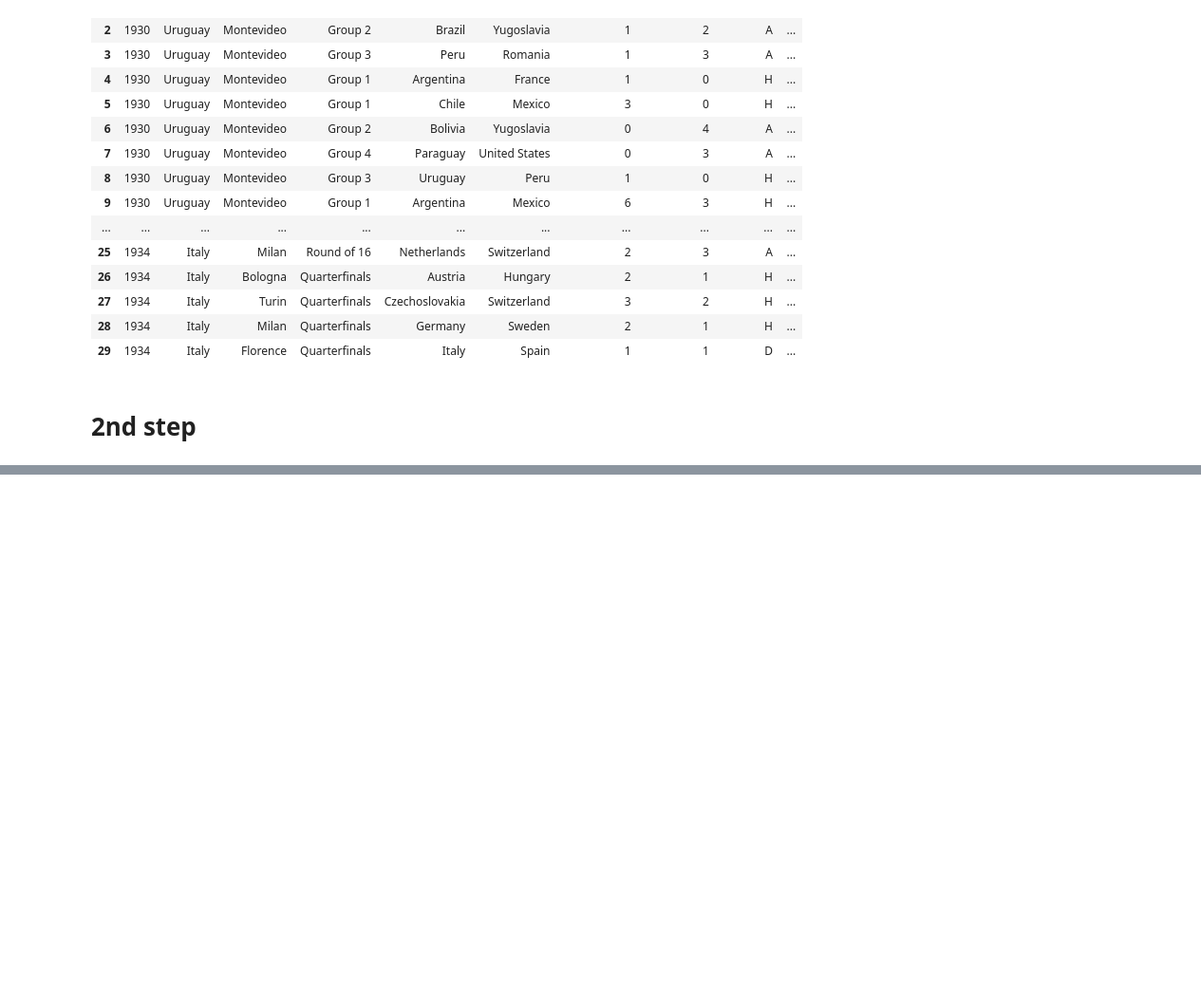
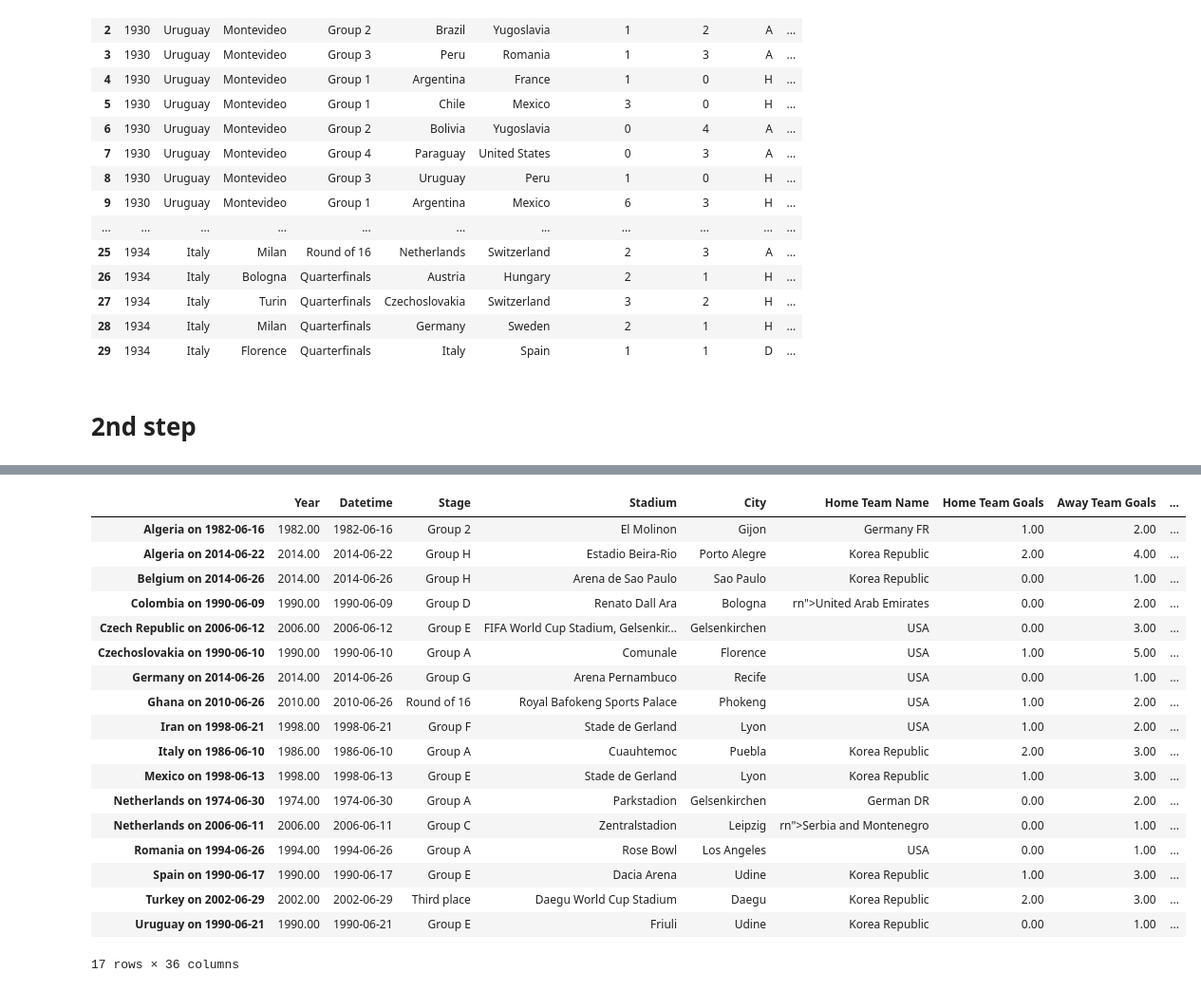
Before and after one commit to ian-zukowski/World_Cup_Analysis, a Jupyter notebook: World Cup Analysis.ipynb, the cells around one changed output, grey strips where cells are left out. Shown at 95% size. Drawn from its saved outputs; the diff is of its cells as text; code cells hidden in the pictures; blank space fills up the shorter version.

Commit message:
Joined dataframes on winner+date. Transformed rows where home/away teams were swapped.

```diff
--- a/World Cup Analysis.ipynb
+++ b/World Cup Analysis.ipynb
@@ -272,0 +447,10 @@ import_matches4.head(30)
+# %%
+def swap_away_score(row):
+    away_score = row['Away Team Goals']
+    return away_score
+# %%
+# Apply those 4 functions on the columns from import_matches7
+swapped_home_away_df['home_team'] = swapped_home_away_df.apply(lambda row: swap_home_name(row), axis=1)
+swapped_home_away_df['away_team'] = swapped_home_away_df.apply(lambda row: swap_away_name(row), axis=1)
+swapped_home_away_df['home_score'] = swapped_home_away_df.apply(lambda row: swap_home_score(row), axis=1)
+swapped_home_away_df['away_score'] = swapped_home_away_df.apply(lambda row: swap_away_score(row), axis=1)
@@ -272,0 +488,3 @@ import_matches4.head(30)
+# %%
+# Go back to the joined_df2 and actually swap those columns
+joined_df2.loc[joined_df2['Home Team Name']==joined_df2['away_team']] = swapped_home_away_df
@@ -272,0 +503,2 @@ import_matches4.head(30)
+# %%
+joined_df3 = joined_df2.loc[joined_df2['Home Team Name']!=joined_df2['home_team']]
@@ -272,0 +541,24 @@ import_matches4.head(30)
+# %%
+not_null_df = joined_df3.loc[joined_df3['away_score'].notnull()]
+
+not_null_df
+# %% [output]
+|  | Year | Datetime | Stage | Stadium | City | Home Team Name | Home Team Goals | Away Team Goals | ... |
+| Algeria on 1982-06-16 | 1982.00 | 1982-06-16 | Group 2 | El Molinon | Gijon | Germany FR | 1.00 | 2.00 | ... |
+| Algeria on 2014-06-22 | 2014.00 | 2014-06-22 | Group H | Estadio Beira-Rio | Porto Alegre | Korea Republic | 2.00 | 4.00 | ... |
+| Belgium on 2014-06-26 | 2014.00 | 2014-06-26 | Group H | Arena de Sao Paulo | Sao Paulo | Korea Republic | 0.00 | 1.00 | ... |
+| Colombia on 1990-06-09 | 1990.00 | 1990-06-09 | Group D | Renato Dall Ara | Bologna | rn">United Arab Emirates | 0.00 | 2.00 | ... |
+| Czech Republic on 2006-06-12 | 2006.00 | 2006-06-12 | Group E | FIFA World Cup Stadium, Gelsenkir... | Gelsenkirchen | USA | 0.00 | 3.00 | ... |
+| Czechoslovakia on 1990-06-10 | 1990.00 | 1990-06-10 | Group A | Comunale | Florence | USA | 1.00 | 5.00 | ... |
+| Germany on 2014-06-26 | 2014.00 | 2014-06-26 | Group G | Arena Pernambuco | Recife | USA | 0.00 | 1.00 | ... |
+| Ghana on 2010-06-26 | 2010.00 | 2010-06-26 | Round of 16 | Royal Bafokeng Sports Palace | Phokeng | USA | 1.00 | 2.00 | ... |
+| Iran on 1998-06-21 | 1998.00 | 1998-06-21 | Group F | Stade de Gerland | Lyon | USA | 1.00 | 2.00 | ... |
+| Italy on 1986-06-10 | 1986.00 | 1986-06-10 | Group A | Cuauhtemoc | Puebla | Korea Republic | 2.00 | 3.00 | ... |
+| Mexico on 1998-06-13 | 1998.00 | 1998-06-13 | Group E | Stade de Gerland | Lyon | Korea Republic | 1.00 | 3.00 | ... |
+| Netherlands on 1974-06-30 | 1974.00 | 1974-06-30 | Group A | Parkstadion | Gelsenkirchen | German DR | 0.00 | 2.00 | ... |
+| Netherlands on 2006-06-11 | 2006.00 | 2006-06-11 | Group C | Zentralstadion | Leipzig | rn">Serbia and Montenegro | 0.00 | 1.00 | ... |
+| Romania on 1994-06-26 | 1994.00 | 1994-06-26 | Group A | Rose Bowl | Los Angeles | USA | 0.00 | 1.00 | ... |
+| Spain on 1990-06-17 | 1990.00 | 1990-06-17 | Group E | Dacia Arena | Udine | Korea Republic | 1.00 | 3.00 | ... |
+| Turkey on 2002-06-29 | 2002.00 | 2002-06-29 | Third place | Daegu World Cup Stadium | Daegu | Korea Republic | 2.00 | 3.00 | ... |
+| Uruguay on 1990-06-21 | 1990.00 | 1990-06-21 | Group E | Friuli | Udine | Korea Republic | 0.00 | 1.00 | ... |
+17 rows × 36 columns
```
Also changed, not shown: parts of 38 cells of this notebook.
